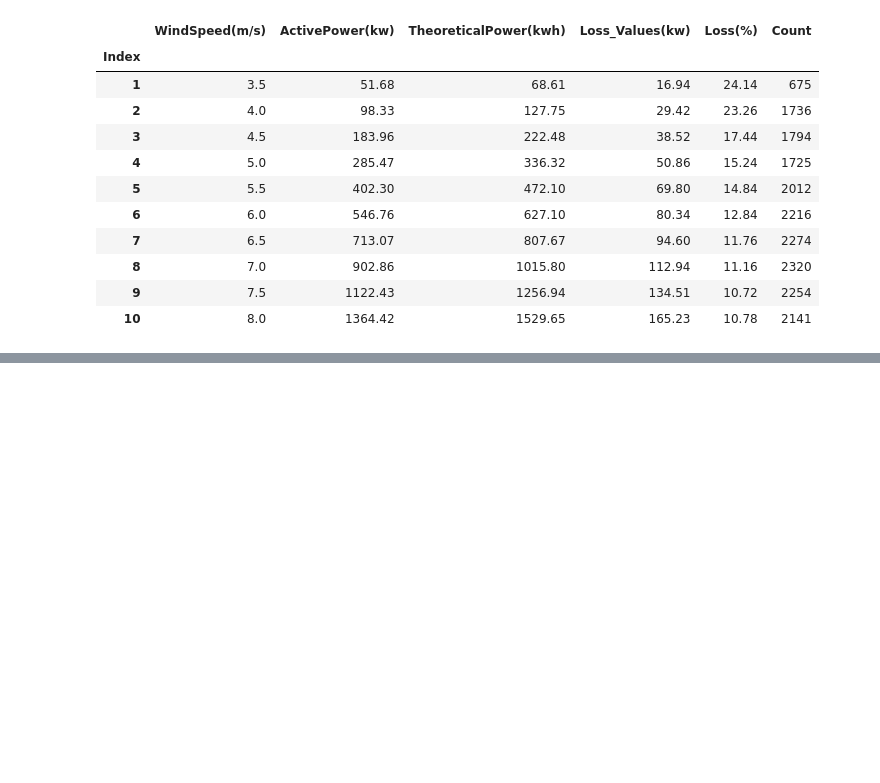
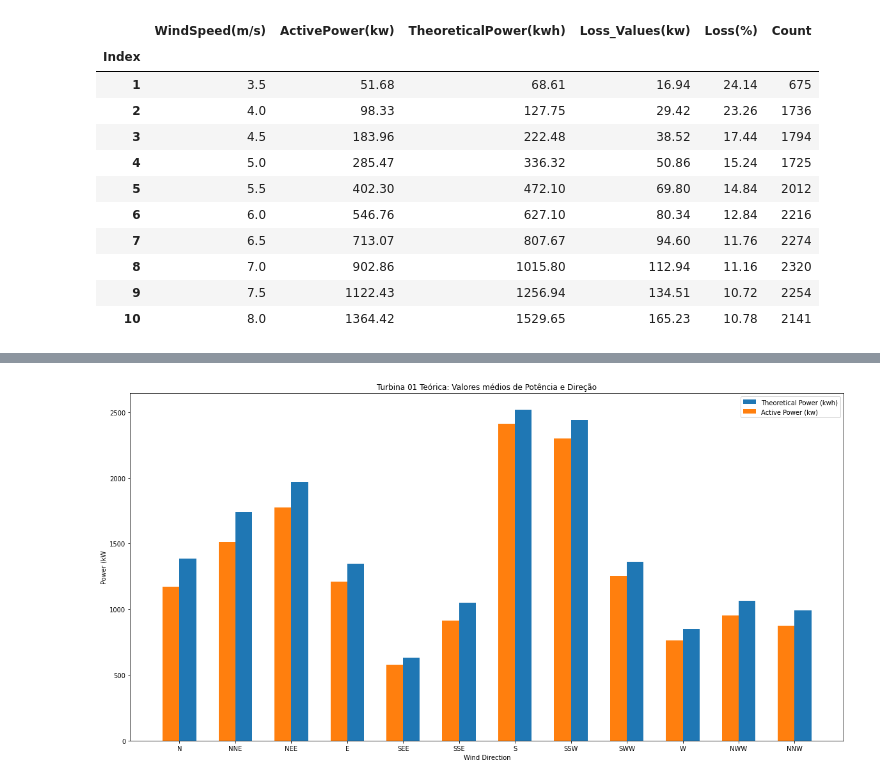
Before and after one commit to RaulOAlves/Wind_Turbine_Scada, a Jupyter notebook: Wind_Turbine_Scada.ipynb, the cells around one changed output, grey strips where cells are left out. Saved outputs shown, nothing was run; the diff lists cells and outputs as text; code cells hidden in the pictures; blank space fills up the shorter version.

```diff
--- a/Wind_Turbine_Scada.ipynb
+++ b/Wind_Turbine_Scada.ipynb
@@ -387,0 +444,15 @@ df_speed.head(10)
+# %%
+# Gráfico comparando a potência teórica com a real por direção
+
+def bar_graph():
+  fig = plt.figure(figsize=(20,10))
+  plt.bar(df_directions['Direction'], df_directions['TheoreticalPower(kwh)'], label = 'Theoretical Power (kwh)', align='edge', width=0.3)
+  plt.bar(df_directions['Direction'], df_directions['ActivePower(kw)'], label = 'Active Power (kw)', align='edge', width=-0.3)
+  plt.xlabel('Wind Direction')
+  plt.ylabel('Power (kW')
+  plt.title('Turbina 01 Teórica: Valores médios de Potência e Direção')
+  plt.legend()
+  plt.show()
+bar_graph()
+# %% [output]
+[figure, added]
```
Also changed, not shown: parts of 2 cells of this notebook.
